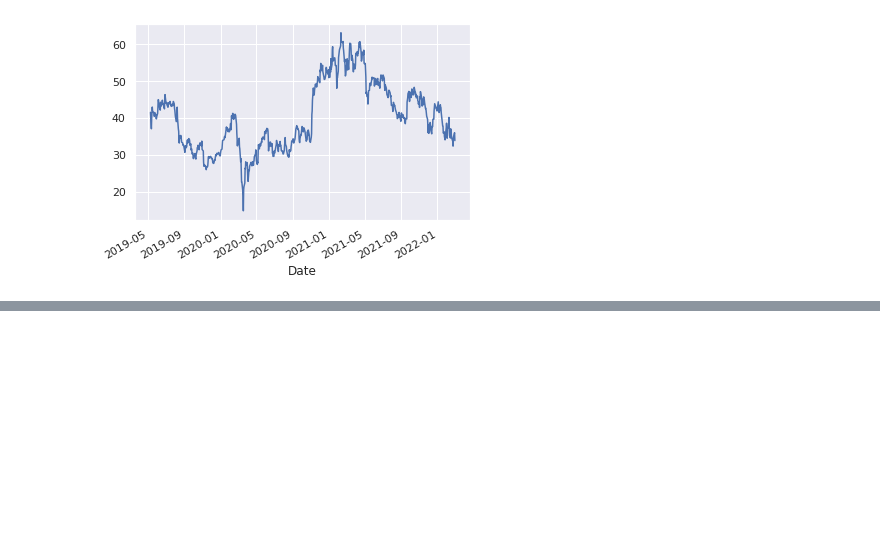
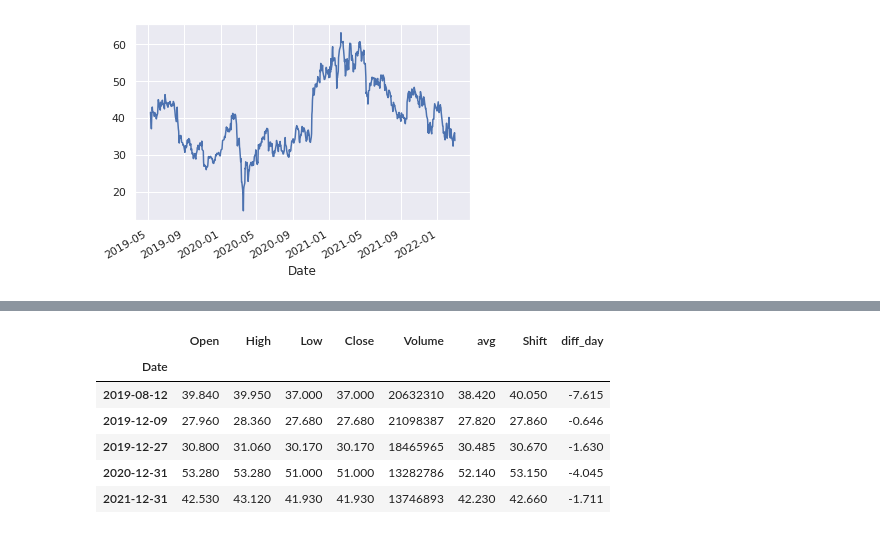
Before and after one commit to ChojnackiKRZ/data-science-bootcamp, a Jupyter notebook: 05_dane_gieldowe.ipynb, the cells around one changed output, grey strips where cells are left out. Drawn from its saved outputs; the diff is of its cells as text; code cells hidden in the pictures; blank space fills up the shorter version.

```diff
--- a/05_dane_gieldowe.ipynb
+++ b/05_dane_gieldowe.ipynb
@@ -238,0 +284,10 @@ df.Close.plot()
+# %%
+df [df.Close == df.Low]
+# %% [output]
+|  | Open | High | Low | Close | Volume | avg | Shift | diff_day |
+| Date |  |  |  |  |  |  |  |  |
+| 2019-08-12 | 39.840 | 39.950 | 37.000 | 37.000 | 20632310 | 38.420 | 40.050 | -7.615 |
+| 2019-12-09 | 27.960 | 28.360 | 27.680 | 27.680 | 21098387 | 27.820 | 27.860 | -0.646 |
+| 2019-12-27 | 30.800 | 31.060 | 30.170 | 30.170 | 18465965 | 30.485 | 30.670 | -1.630 |
+| 2020-12-31 | 53.280 | 53.280 | 51.000 | 51.000 | 13282786 | 52.140 | 53.150 | -4.045 |
+| 2021-12-31 | 42.530 | 43.120 | 41.930 | 41.930 | 13746893 | 42.230 | 42.660 | -1.711 |
```
Also changed, not shown: parts of 9 cells of this notebook.
